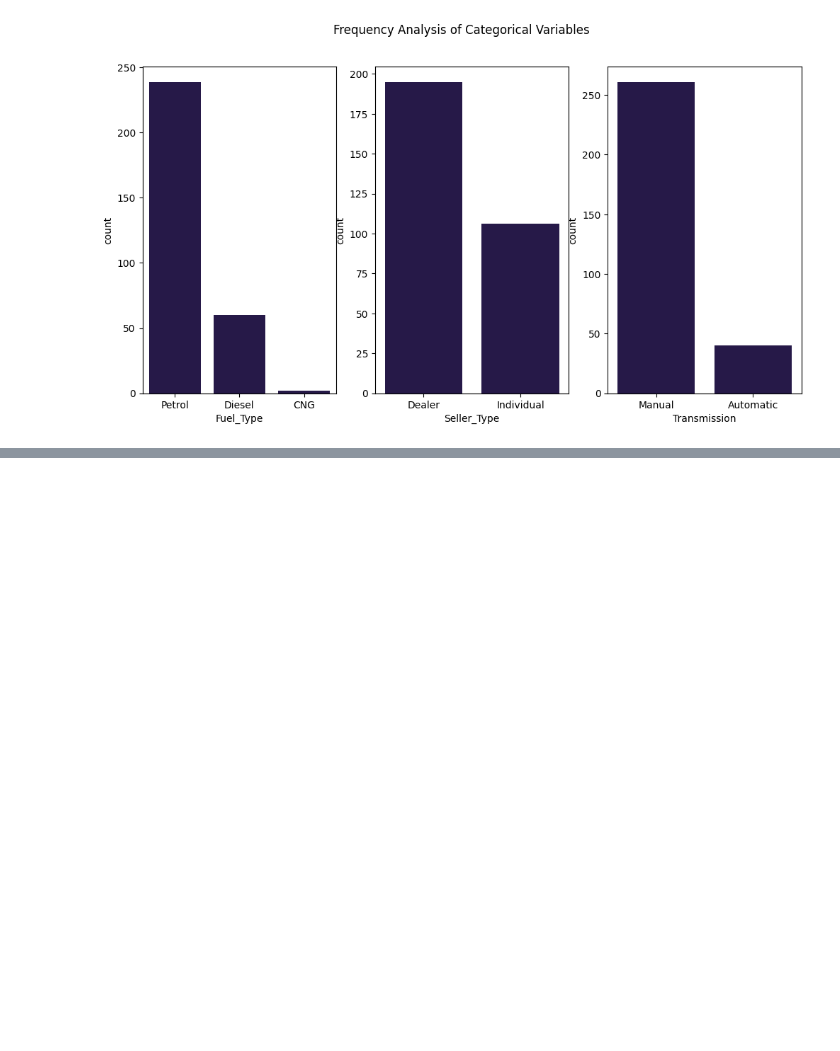
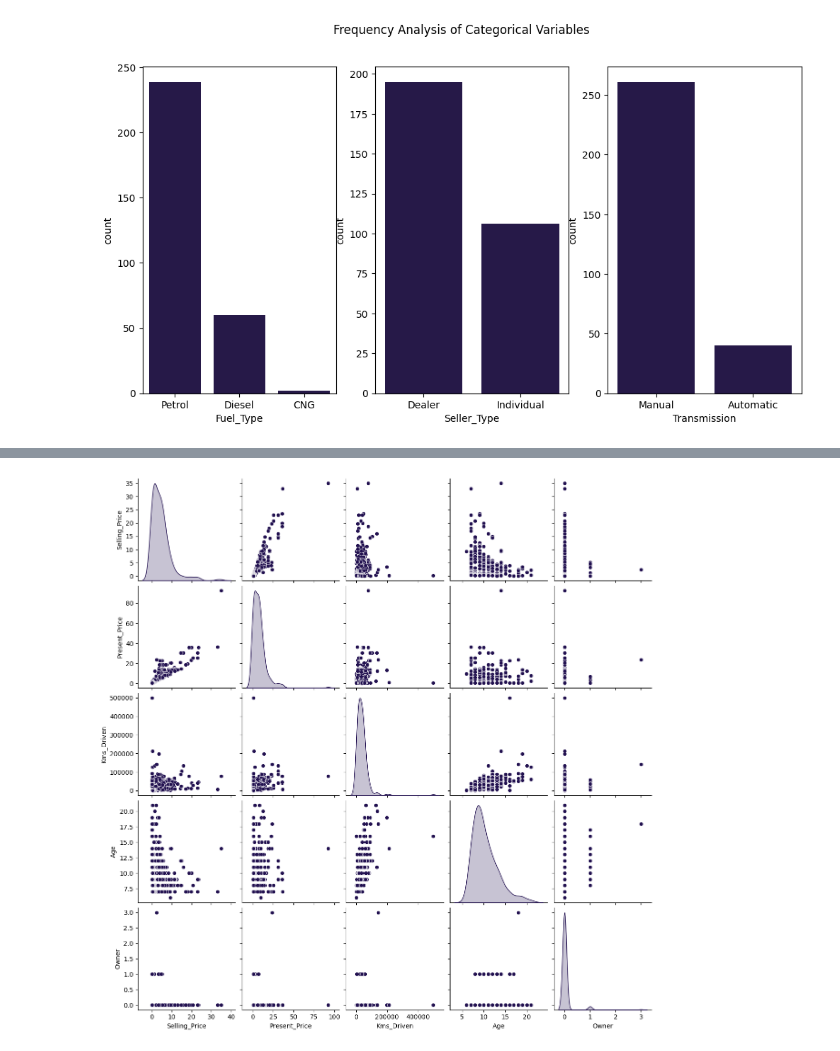
Before and after one commit to youzaina001/ML_supervised, a Jupyter notebook: Simple_Linear_Regression_sklearn.ipynb, the cells around one changed output, grey strips where cells are left out. Saved outputs shown, nothing was run; the diff lists cells and outputs as text; code cells hidden in the pictures; blank space fills up the shorter version.

Commit message:
Added some statistical analysis and a pairplot

```diff
--- a/Simple_Linear_Regression_sklearn.ipynb
+++ b/Simple_Linear_Regression_sklearn.ipynb
@@ -223,0 +262,7 @@ plt.show()
+# %%
+# Multivariate Analysis of Numerical Variables
+
+sb.pairplot(db[numerical_columns], diag_kind='kde')
+plt.show()
+# %% [output]
+[figure, added]
```
Also changed, not shown: parts of 2 cells of this notebook.
